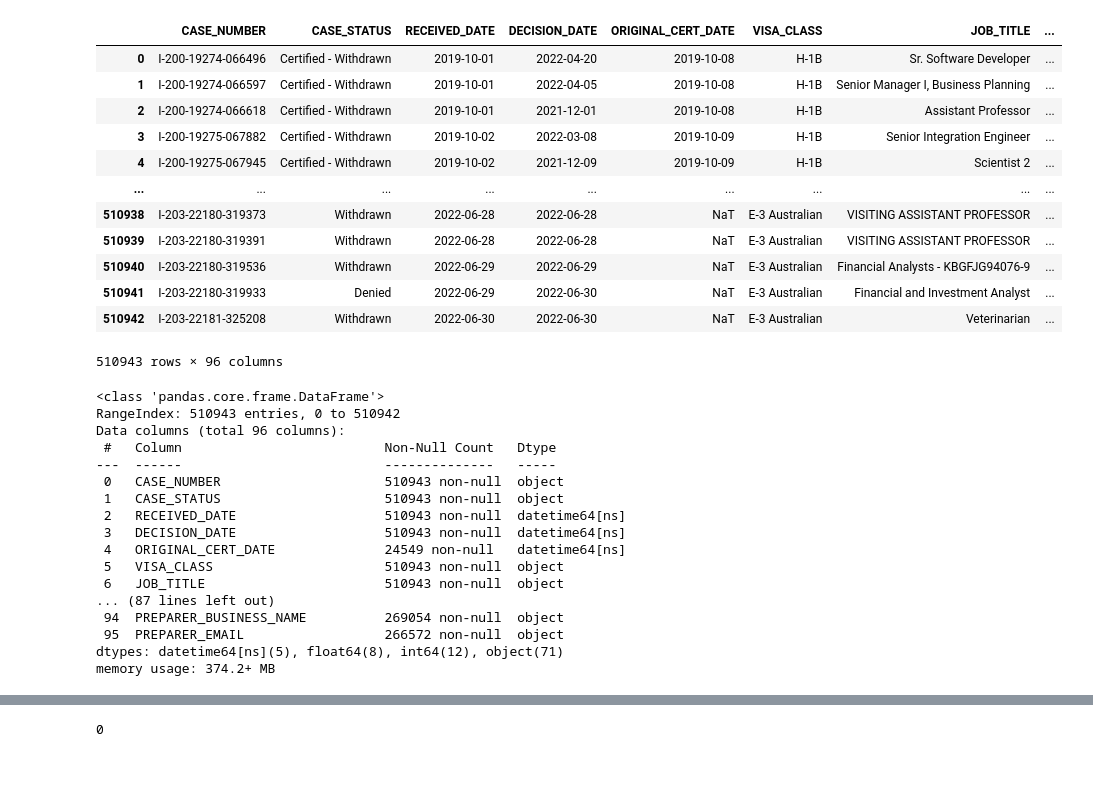
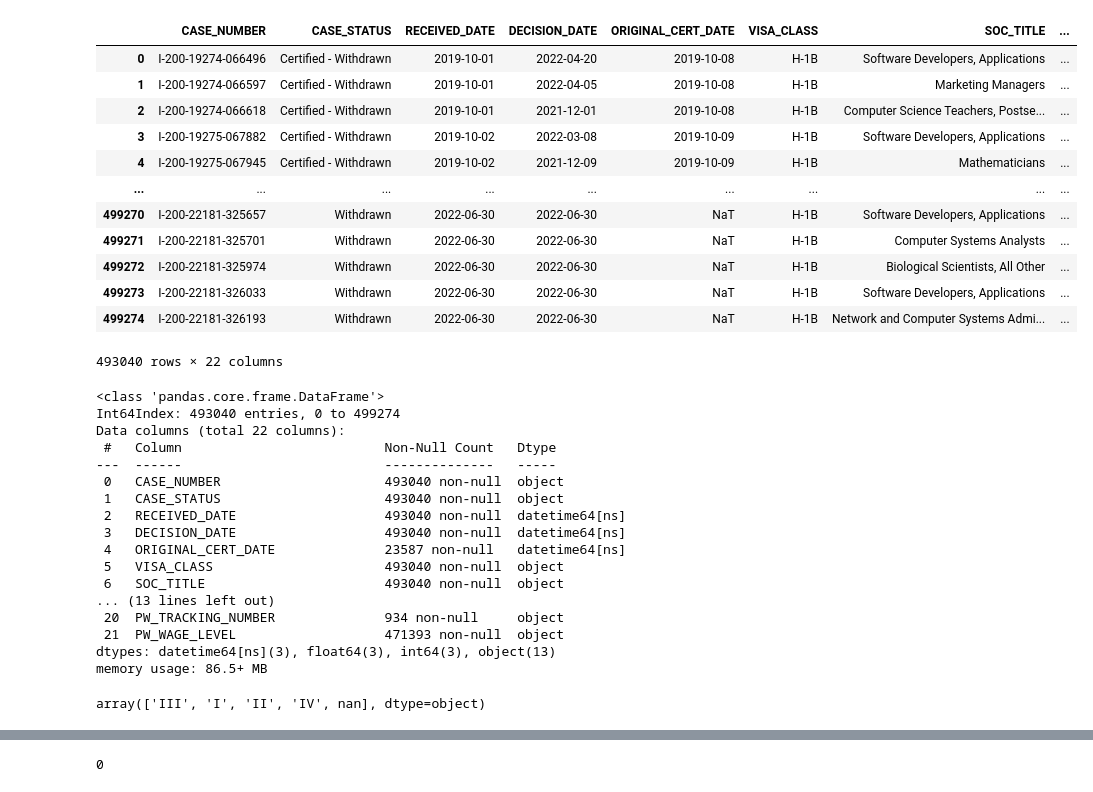
Before and after one commit to JohnBroberg/H1B_LCA, a Jupyter notebook: H1B_LCA.ipynb, the cells around one changed output, grey strips where cells are left out. Saved outputs shown, nothing was run; the diff lists cells and outputs as text; code cells hidden in the pictures.

Commit message:
filtered df by rows and columns

```diff
--- a/H1B_LCA.ipynb
+++ b/H1B_LCA.ipynb
@@ -16,40 +16,57 @@ import pandas as pd
 #download .xlsx files
 #concat into single dataframe (df)
 
-df = pd.read_excel("https://www.dol.gov/sites/dolgov/files/ETA/oflc/pdfs/LCA_Disclosure_Data_FY2022_Q3.xlsx")
+lca_cols = ['CASE_NUMBER','CASE_STATUS', 'RECEIVED_DATE', 'DECISION_DATE', 'ORIGINAL_CERT_DATE'
+           , 'VISA_CLASS', 'SOC_TITLE', 'FULL_TIME_POSITION'
+           , 'TOTAL_WORKER_POSITIONS', 'EMPLOYER_NAME', 'NAICS_CODE', 'WORKSITE_WORKERS'
+           , 'SECONDARY_ENTITY', 'SECONDARY_ENTITY_BUSINESS_NAME', 'WORKSITE_STATE'
+           , 'WAGE_RATE_OF_PAY_FROM', 'WAGE_RATE_OF_PAY_TO', 'WAGE_UNIT_OF_PAY'
+           , 'PREVAILING_WAGE', 'PW_UNIT_OF_PAY', 'PW_TRACKING_NUMBER', 'PW_WAGE_LEVEL']
+#           , 'PW_OES_YEAR', 'PW_OTHER_SOURCE', 'PW_OTHER_YEAR', 'PW_SURVEY_PUBLISHER', 'PW_SURVEY_NAME']
+
+df = pd.read_excel("https://www.dol.gov/sites/dolgov/files/ETA/oflc/pdfs/LCA_Disclosure_Data_FY2022_Q3.xlsx"
+                  , usecols = lca_cols)
 #                  , index_col = None)
-df
-# %% [output]
-|  | CASE_NUMBER | CASE_STATUS | RECEIVED_DATE | DECISION_DATE | ORIGINAL_CERT_DATE | VISA_CLASS | JOB_TITLE | ... |
-| 0 | I-200-19274-066496 | Certified - Withdrawn | 2019-10-01 | 2022-04-20 | 2019-10-08 | H-1B | Sr. Software Developer | ... |
-| 1 | I-200-19274-066597 | Certified - Withdrawn | 2019-10-01 | 2022-04-05 | 2019-10-08 | H-1B | Senior Manager I, Business Planning | ... |
-| 2 | I-200-19274-066618 | Certified - Withdrawn | 2019-10-01 | 2021-12-01 | 2019-10-08 | H-1B | Assistant Professor | ... |
-| 3 | I-200-19275-067882 | Certified - Withdrawn | 2019-10-02 | 2022-03-08 | 2019-10-09 | H-1B | Senior Integration Engineer | ... |
-| 4 | I-200-19275-067945 | Certified - Withdrawn | 2019-10-02 | 2021-12-09 | 2019-10-09 | H-1B | Scientist 2 | ... |
-| ... | ... | ... | ... | ... | ... | ... | ... | ... |
-| 510938 | I-203-22180-319373 | Withdrawn | 2022-06-28 | 2022-06-28 | NaT | E-3 Australian | VISITING ASSISTANT PROFESSOR | ... |
-| 510939 | I-203-22180-319391 | Withdrawn | 2022-06-28 | 2022-06-28 | NaT | E-3 Australian | VISITING ASSISTANT PROFESSOR | ... |
-| 510940 | I-203-22180-319536 | Withdrawn | 2022-06-29 | 2022-06-29 | NaT | E-3 Australian | Financial Analysts - KBGFJG94076-9 | ... |
-| 510941 | I-203-22180-319933 | Denied | 2022-06-29 | 2022-06-30 | NaT | E-3 Australian | Financial and Investment Analyst | ... |
-| 510942 | I-203-22181-325208 | Withdrawn | 2022-06-30 | 2022-06-30 | NaT | E-3 Australian | Veterinarian | ... |
-510943 rows × 96 columns
+# %%
+df = df[(df['VISA_CLASS']=='H-1B') & \
+        (df['FULL_TIME_POSITION']=='Y')]
+
+df
+# %% [output]
+|  | CASE_NUMBER | CASE_STATUS | RECEIVED_DATE | DECISION_DATE | ORIGINAL_CERT_DATE | VISA_CLASS | SOC_TITLE | ... |
+| 0 | I-200-19274-066496 | Certified - Withdrawn | 2019-10-01 | 2022-04-20 | 2019-10-08 | H-1B | Software Developers, Applications | ... |
+| 1 | I-200-19274-066597 | Certified - Withdrawn | 2019-10-01 | 2022-04-05 | 2019-10-08 | H-1B | Marketing Managers | ... |
+| 2 | I-200-19274-066618 | Certified - Withdrawn | 2019-10-01 | 2021-12-01 | 2019-10-08 | H-1B | Computer Science Teachers, Postse... | ... |
+| 3 | I-200-19275-067882 | Certified - Withdrawn | 2019-10-02 | 2022-03-08 | 2019-10-09 | H-1B | Software Developers, Applications | ... |
+| 4 | I-200-19275-067945 | Certified - Withdrawn | 2019-10-02 | 2021-12-09 | 2019-10-09 | H-1B | Mathematicians | ... |
+| ... | ... | ... | ... | ... | ... | ... | ... | ... |
+| 499270 | I-200-22181-325657 | Withdrawn | 2022-06-30 | 2022-06-30 | NaT | H-1B | Software Developers, Applications | ... |
+| 499271 | I-200-22181-325701 | Withdrawn | 2022-06-30 | 2022-06-30 | NaT | H-1B | Computer Systems Analysts | ... |
+| 499272 | I-200-22181-325974 | Withdrawn | 2022-06-30 | 2022-06-30 | NaT | H-1B | Biological Scientists, All Other | ... |
+| 499273 | I-200-22181-326033 | Withdrawn | 2022-06-30 | 2022-06-30 | NaT | H-1B | Software Developers, Applications | ... |
+| 499274 | I-200-22181-326193 | Withdrawn | 2022-06-30 | 2022-06-30 | NaT | H-1B | Network and Computer Systems Admi... | ... |
+493040 rows × 22 columns
 # %%
 df.info()
 # %% [output]
 <class 'pandas.core.frame.DataFrame'>
-RangeIndex: 510943 entries, 0 to 510942
-Data columns (total 96 columns):
+Int64Index: 493040 entries, 0 to 499274
+Data columns (total 22 columns):
  #   Column                          Non-Null Count   Dtype
 ---  ------                          --------------   -----
- 0   CASE_NUMBER                     510943 non-null  object
- 1   CASE_STATUS                     510943 non-null  object
- 2   RECEIVED_DATE                   510943 non-null  datetime64[ns]
- 3   DECISION_DATE                   510943 non-null  datetime64[ns]
- 4   ORIGINAL_CERT_DATE              24549 non-null   datetime64[ns]
- 5   VISA_CLASS                      510943 non-null  object
- 6   JOB_TITLE                       510943 non-null  object
-... (87 lines left out)
- 94  PREPARER_BUSINESS_NAME          269054 non-null  object
- 95  PREPARER_EMAIL                  266572 non-null  object
-dtypes: datetime64[ns](5), float64(8), int64(12), object(71)
-memory usage: 374.2+ MB
+ 0   CASE_NUMBER                     493040 non-null  object
+ 1   CASE_STATUS                     493040 non-null  object
+ 2   RECEIVED_DATE                   493040 non-null  datetime64[ns]
+ 3   DECISION_DATE                   493040 non-null  datetime64[ns]
+ 4   ORIGINAL_CERT_DATE              23587 non-null   datetime64[ns]
+ 5   VISA_CLASS                      493040 non-null  object
+ 6   SOC_TITLE                       493040 non-null  object
+... (13 lines left out)
+ 20  PW_TRACKING_NUMBER              934 non-null     object
+ 21  PW_WAGE_LEVEL                   471393 non-null  object
+dtypes: datetime64[ns](3), float64(3), int64(3), object(13)
+memory usage: 86.5+ MB
+# %%
+df['PW_WAGE_LEVEL'].unique()
+# %% [output]
+array(['III', 'I', 'II', 'IV', nan], dtype=object)
```
Also changed, not shown: parts of 10 cells of this notebook.
